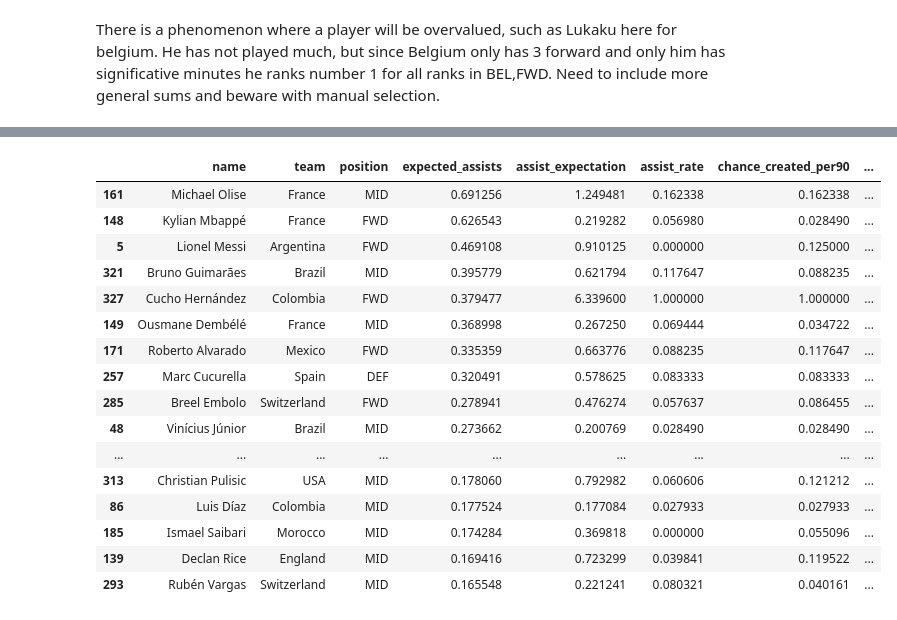
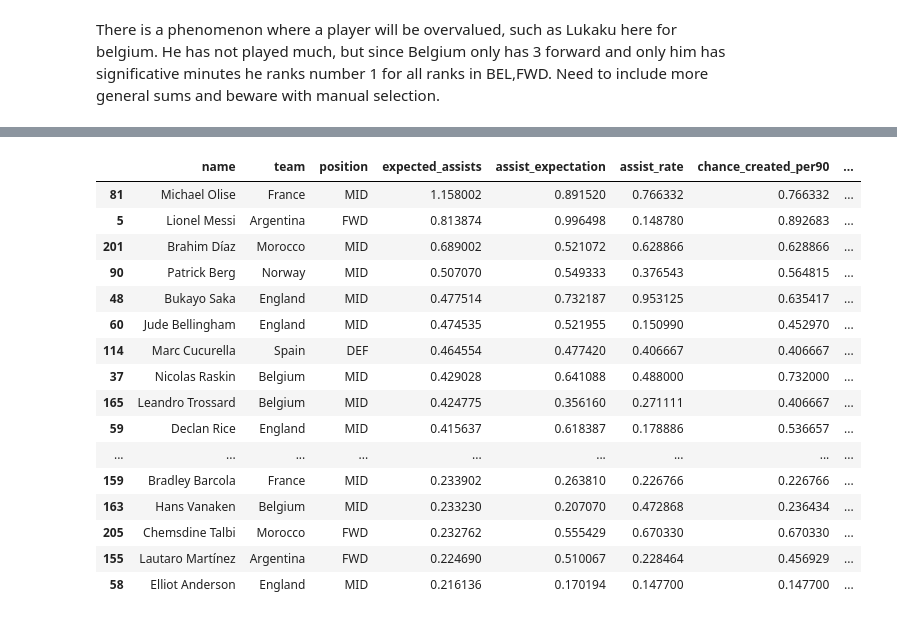
Before and after one commit to pedrosalgado22/Fantasy2026, a Jupyter notebook: algorithm.ipynb, the cells around one changed output, grey strips where cells are left out. Saved outputs shown, nothing was run; the diff lists cells and outputs as text; code cells hidden in the pictures.

```diff
--- a/algorithm.ipynb
+++ b/algorithm.ipynb
@@ -306,6 +291,8 @@ def sigmoid(x):
     return 1 / (1 + np.exp(-x))
 # %%
 df = df[df["status"] == "playing"].copy()
+# %%
+df.loc[df["name"] == "Johan Manzambi", "status"] = "injured"  # :(
 # %%
 # probability of playing a minute
 
@@ -412,10 +399,10 @@ df["lambda_goal"] = -np.log(
 )
 
 lambda_adj = (
-    0.80 * df["lambda_goal"]
-  + 0.05 * df["recent_goals_last3"]
+    0.70 * df["lambda_goal"]
+  + 0.1 * df["recent_goals_last3"]
   + 0.02 * df["team_score_2_prob"]
-  + 0.05 * df["stat_GS"]
+  + 0.1 * df["stat_GS"]
   + 0.05 * df["stat_ST"]
   + 0.03 * df["price"]
 )
@@ -426,7 +413,8 @@ df["prob_scores"] = (
     * 1.5
 )
 
-df.loc[df["position"] == "GK", "prob_scores"] = 0.0
+df.loc[df["position"] == "GK", "prob_scores"] = 0.
+df.loc[df["position"] == "DEF", "prob_scores"] = df["prob_scores"] * 0.7
 # %%
 cols = [
     "name",
@@ -466,9 +454,9 @@ df[cols].sort_values("prob_scores", ascending=False).head(30)
 # %%
-df["team_component"] = df["team_score_2_prob"] * df["prob_scores"]
 prob_assists = (
     0.5 * df["chance_created_per90"]
-  + 0.2 * df["team_component"]
-  + 0.15 * df["assist_rate"]
+  + 0.15 * df["team_score_2_prob"]
+  + 0.1 * df["prob_scores"]
+  + 0.1 * df["assist_rate"]
   + 0.15 * df["stat_AS"]
 )
 
@@ -476,42 +464,44 @@ df["lambda_assist"] = -np.log(
     (1 - prob_assists).clip(lower=0.001)
 )
 
-df["expected_assists"] = df["lambda_assist"].clip(lower=0) * df["prob_plays_60min"] * 2
+df["expected_assists"] = df["lambda_assist"].clip(lower=0) * df["prob_plays_60min"]
+# %%
+df.loc[df["position"] == "GK", "expected_assists"] = df["expected_assists"] * 0.1
+df.loc[df["position"] == "DEF", "expected_assists"] = df["expected_assists"] * 0.9
 # %%
 cols = [
     "name",
     "team",
     "position",
     "expected_assists",
     "assist_expectation",
     "assist_rate",
     "chance_created_per90",
     "team_score_2_prob",
     "recent_assists_last3",
-    "team_component",
     "prob_plays_60min",
     "stat_AS",
 ]
 
 df[cols].sort_values("expected_assists", ascending=False).head(30)
 # %% [output]
 |  | name | team | position | expected_assists | assist_expectation | assist_rate | chance_created_per90 | ... |
-| 161 | Michael Olise | France | MID | 0.691256 | 1.249481 | 0.162338 | 0.162338 | ... |
-| 148 | Kylian Mbappé | France | FWD | 0.626543 | 0.219282 | 0.056980 | 0.028490 | ... |
-| 5 | Lionel Messi | Argentina | FWD | 0.469108 | 0.910125 | 0.000000 | 0.125000 | ... |
-| 321 | Bruno Guimarães | Brazil | MID | 0.395779 | 0.621794 | 0.117647 | 0.088235 | ... |
-| 327 | Cucho Hernández | Colombia | FWD | 0.379477 | 6.339600 | 1.000000 | 1.000000 | ... |
-| 149 | Ousmane Dembélé | France | MID | 0.368998 | 0.267250 | 0.069444 | 0.034722 | ... |
-| 171 | Roberto Alvarado | Mexico | FWD | 0.335359 | 0.663776 | 0.088235 | 0.117647 | ... |
-| 257 | Marc Cucurella | Spain | DEF | 0.320491 | 0.578625 | 0.083333 | 0.083333 | ... |
-| 285 | Breel Embolo | Switzerland | FWD | 0.278941 | 0.476274 | 0.057637 | 0.086455 | ... |
-| 48 | Vinícius Júnior | Brazil | MID | 0.273662 | 0.200769 | 0.028490 | 0.028490 | ... |
+| 81 | Michael Olise | France | MID | 1.158002 | 0.891520 | 0.766332 | 0.766332 | ... |
+| 5 | Lionel Messi | Argentina | FWD | 0.813874 | 0.996498 | 0.148780 | 0.892683 | ... |
+| 201 | Brahim Díaz | Morocco | MID | 0.689002 | 0.521072 | 0.628866 | 0.628866 | ... |
+| 90 | Patrick Berg | Norway | MID | 0.507070 | 0.549333 | 0.376543 | 0.564815 | ... |
+| 48 | Bukayo Saka | England | MID | 0.477514 | 0.732187 | 0.953125 | 0.635417 | ... |
+| 60 | Jude Bellingham | England | MID | 0.474535 | 0.521955 | 0.150990 | 0.452970 | ... |
+| 114 | Marc Cucurella | Spain | DEF | 0.464554 | 0.477420 | 0.406667 | 0.406667 | ... |
+| 37 | Nicolas Raskin | Belgium | MID | 0.429028 | 0.641088 | 0.488000 | 0.732000 | ... |
+| 165 | Leandro Trossard | Belgium | MID | 0.424775 | 0.356160 | 0.271111 | 0.406667 | ... |
+| 59 | Declan Rice | England | MID | 0.415637 | 0.618387 | 0.178886 | 0.536657 | ... |
 | ... | ... | ... | ... | ... | ... | ... | ... | ... |
-| 313 | Christian Pulisic | USA | MID | 0.178060 | 0.792982 | 0.060606 | 0.121212 | ... |
-| 86 | Luis Díaz | Colombia | MID | 0.177524 | 0.177084 | 0.027933 | 0.027933 | ... |
-| 185 | Ismael Saibari | Morocco | MID | 0.174284 | 0.369818 | 0.000000 | 0.055096 | ... |
-| 139 | Declan Rice | England | MID | 0.169416 | 0.723299 | 0.039841 | 0.119522 | ... |
-| 293 | Rubén Vargas | Switzerland | MID | 0.165548 | 0.221241 | 0.080321 | 0.040161 | ... |
+| 159 | Bradley Barcola | France | MID | 0.233902 | 0.263810 | 0.226766 | 0.226766 | ... |
+| 163 | Hans Vanaken | Belgium | MID | 0.233230 | 0.207070 | 0.472868 | 0.236434 | ... |
+| 205 | Chemsdine Talbi | Morocco | FWD | 0.232762 | 0.555429 | 0.670330 | 0.670330 | ... |
+| 155 | Lautaro Martínez | Argentina | FWD | 0.224690 | 0.510067 | 0.228464 | 0.456929 | ... |
+| 58 | Elliot Anderson | England | MID | 0.216136 | 0.170194 | 0.147700 | 0.147700 | ... |
 # %%
 position_yc_modifier = {
     "GK": 0.15,
```
Also changed, not shown: parts of 30 cells of this notebook, 10 other files.
